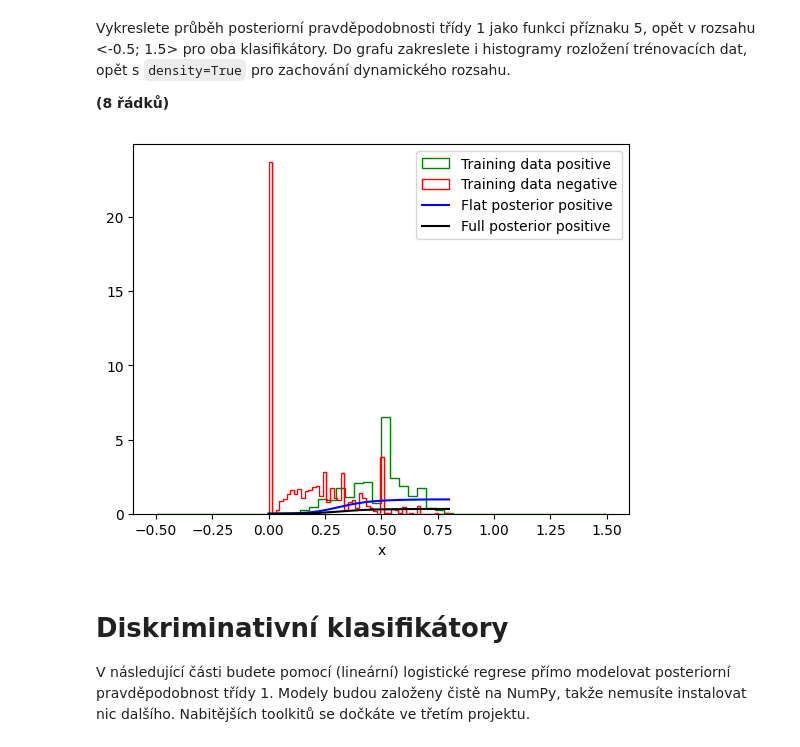
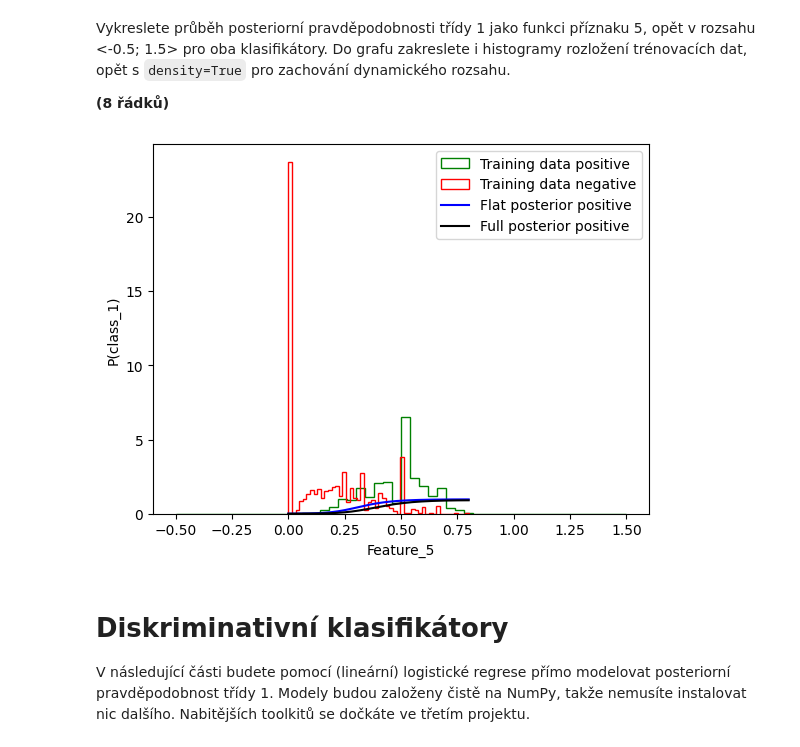
Before and after one commit to MichalPysik/SUI-projects, a Jupyter notebook: 2-classification/zadani.ipynb, the cells around one changed output. Cells and saved outputs as stored; diff of their text form; code cells hidden in the pictures.

```diff
--- a/2-classification/zadani.ipynb
+++ b/2-classification/zadani.ipynb
@@ -171,17 +172,17 @@ Jako všechny klasifikátory v tomto projektu poskytuje metodu `prob_class_1()`.
 **(9 řádků)**
 # %%
 class GenerativeClassifier2Class:
-    def __init__(self, dist_pos, dist_neg, appr_pos):
-        assert 0 <= appr_pos and appr_pos <= 1
+    def __init__(self, dist_pos, dist_neg, apr_pos):
+        assert 0 <= apr_pos and apr_pos <= 1
         self.dist_pos = dist_pos
         self.dist_neg = dist_neg
-        self.appr_pos = appr_pos
+        self.apr_pos = apr_pos
 
     def prob_class_1(self, xs):
         probs_pos = []
         for sample in xs:
-            cond_prob = self.dist_pos.pdf(sample)/(self.dist_pos.pdf(sample) + self.dist_neg.pdf(sample))
-            prob_pos = (cond_prob * self.appr_pos)/(1.0 - self.appr_pos)
+            prob_pos = self.dist_pos.pdf(sample) * self.apr_pos
+            prob_pos /= prob_pos + self.dist_neg.pdf(sample) * (1.0 - self.apr_pos)
             probs_pos.append(prob_pos)
         return np.array(probs_pos)
 # %% [markdown]
@@ -206,16 +207,17 @@ Do grafu zakreslete i histogramy rozložení trénovacích dat, opět s `density
 # %%
 plt.hist(train_dataset.pos[:, FOI], color='g', bins=50, label='Training data positive', histtype='step', density=True, range=[-0.5, 1.5])
 plt.hist(train_dataset.neg[:, FOI], color='r', bins=50, label='Training data negative', histtype='step', density=True)
 
 vxs = val_dataset.xs[:, FOI]
 orders = np.argsort(vxs)
 plt.plot(np.sort(vxs), classifier_flat_prior.prob_class_1(vxs)[orders], c='b', label='Flat posterior positive')
 plt.plot(np.sort(vxs), classifier_full_prior.prob_class_1(vxs)[orders], c='k', label='Full posterior positive')
+plt.xlabel('Feature_5')
+plt.ylabel('P(class_1)')
 plt.legend()
-plt.xlabel('x')
 plt.show()
 # %% [output]
-[figure, old version]
+[figure, new version]
 # %% [markdown]
 # Diskriminativní klasifikátory
 V následující části budete pomocí (lineární) logistické regrese přímo modelovat posteriorní pravděpodobnost třídy 1.
```
Also changed, not shown: parts of 7 cells of this notebook.
